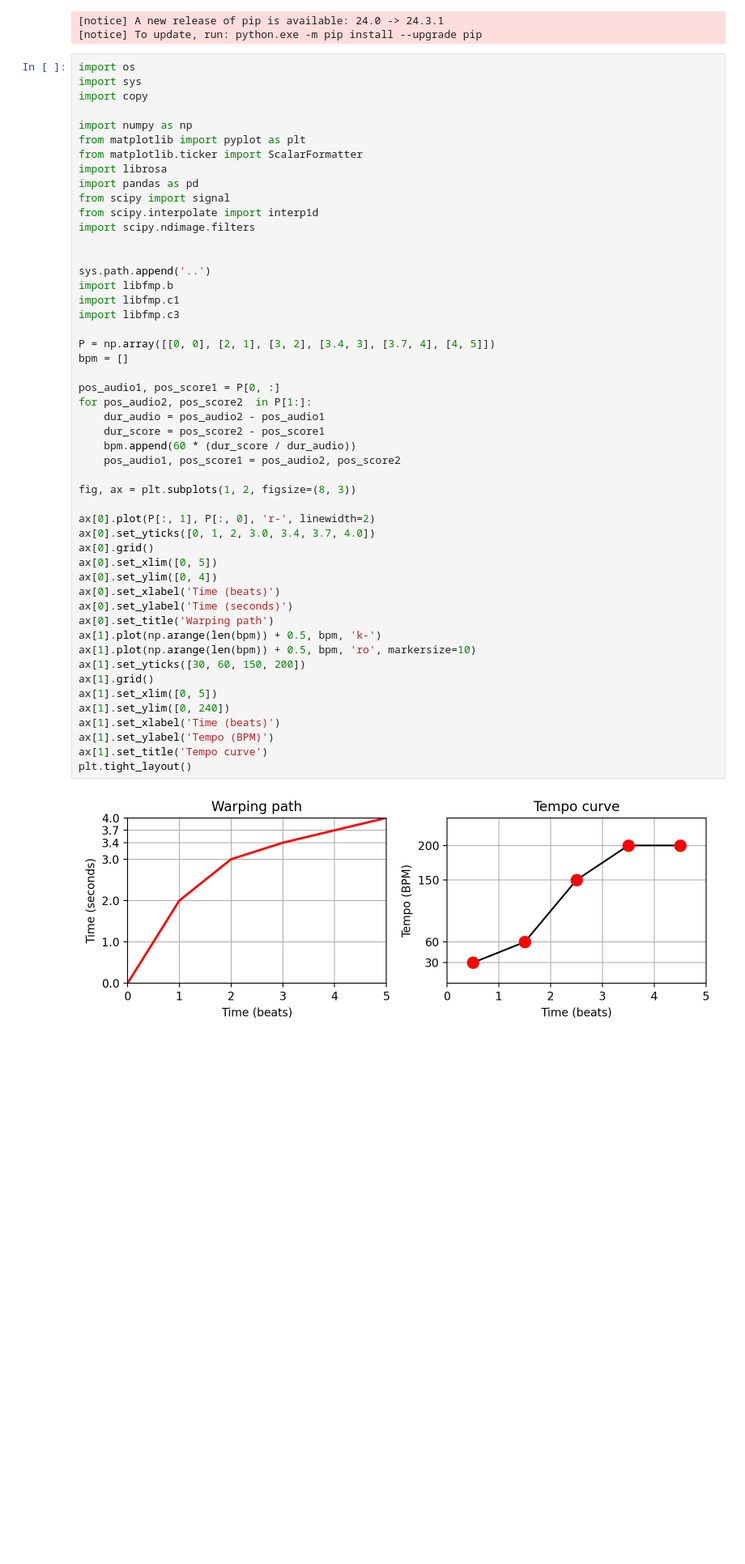
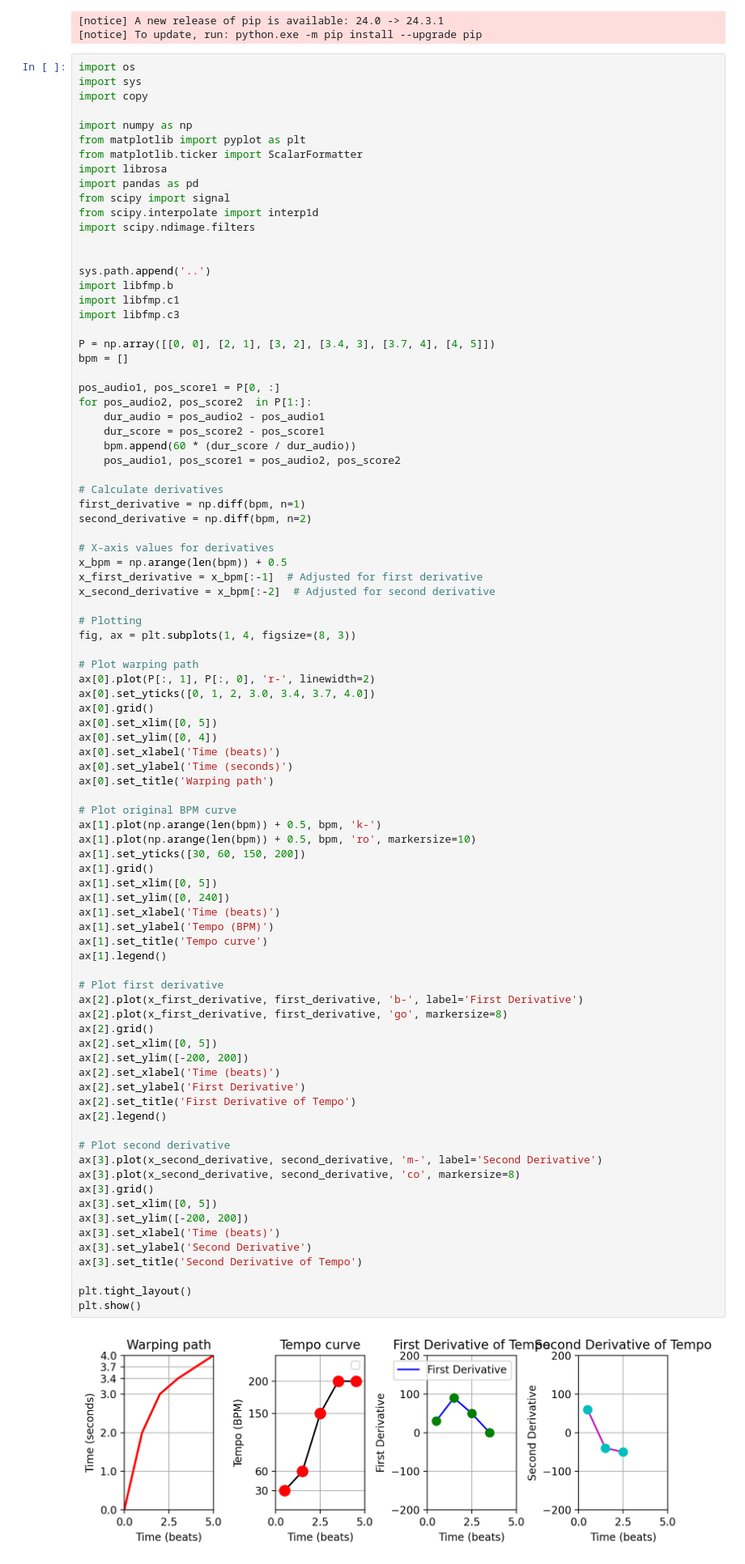
Before and after one commit to behroozbc/project, a Jupyter notebook: project-1.ipynb, the cells around one changed output. Shown at 81% size. Cells and saved outputs as stored; diff of their text form; blank space fills up the shorter version.

Commit message:
1. & 2. derivatives added

```diff
--- a/project-1.ipynb
+++ b/project-1.ipynb
@@ -43,35 +43,72 @@ import libfmp.c3
 P = np.array([[0, 0], [2, 1], [3, 2], [3.4, 3], [3.7, 4], [4, 5]])
 bpm = []
 
 pos_audio1, pos_score1 = P[0, :]
 for pos_audio2, pos_score2  in P[1:]:
     dur_audio = pos_audio2 - pos_audio1
     dur_score = pos_score2 - pos_score1
     bpm.append(60 * (dur_score / dur_audio))
     pos_audio1, pos_score1 = pos_audio2, pos_score2
 
-fig, ax = plt.subplots(1, 2, figsize=(8, 3))
+# Calculate derivatives
+first_derivative = np.diff(bpm, n=1)
+second_derivative = np.diff(bpm, n=2)
 
+# X-axis values for derivatives
+x_bpm = np.arange(len(bpm)) + 0.5
+x_first_derivative = x_bpm[:-1]  # Adjusted for first derivative
+x_second_derivative = x_bpm[:-2]  # Adjusted for second derivative
+
+# Plotting
+fig, ax = plt.subplots(1, 4, figsize=(8, 3))
+
+# Plot warping path
 ax[0].plot(P[:, 1], P[:, 0], 'r-', linewidth=2)
 ax[0].set_yticks([0, 1, 2, 3.0, 3.4, 3.7, 4.0])
 ax[0].grid()
 ax[0].set_xlim([0, 5])
 ax[0].set_ylim([0, 4])
 ax[0].set_xlabel('Time (beats)')
 ax[0].set_ylabel('Time (seconds)')
 ax[0].set_title('Warping path')
+
+# Plot original BPM curve
 ax[1].plot(np.arange(len(bpm)) + 0.5, bpm, 'k-')
 ax[1].plot(np.arange(len(bpm)) + 0.5, bpm, 'ro', markersize=10)
 ax[1].set_yticks([30, 60, 150, 200])
 ax[1].grid()
 ax[1].set_xlim([0, 5])
 ax[1].set_ylim([0, 240])
 ax[1].set_xlabel('Time (beats)')
 ax[1].set_ylabel('Tempo (BPM)')
 ax[1].set_title('Tempo curve')
+ax[1].legend()
+
+# Plot first derivative
+ax[2].plot(x_first_derivative, first_derivative, 'b-', label='First Derivative')
+ax[2].plot(x_first_derivative, first_derivative, 'go', markersize=8)
+ax[2].grid()
+ax[2].set_xlim([0, 5])
+ax[2].set_ylim([-200, 200])
+ax[2].set_xlabel('Time (beats)')
+ax[2].set_ylabel('First Derivative')
+ax[2].set_title('First Derivative of Tempo')
+ax[2].legend()
+
+# Plot second derivative
+ax[3].plot(x_second_derivative, second_derivative, 'm-', label='Second Derivative')
+ax[3].plot(x_second_derivative, second_derivative, 'co', markersize=8)
+ax[3].grid()
+ax[3].set_xlim([0, 5])
+ax[3].set_ylim([-200, 200])
+ax[3].set_xlabel('Time (beats)')
+ax[3].set_ylabel('Second Derivative')
+ax[3].set_title('Second Derivative of Tempo')
+
 plt.tight_layout()
+plt.show()
 # %% [output]
-[figure, old version]
+[figure, new version]
 # %%
 def compute_score_chromagram(score, Fs_beat):
     """Compute chromagram from score representation
```
